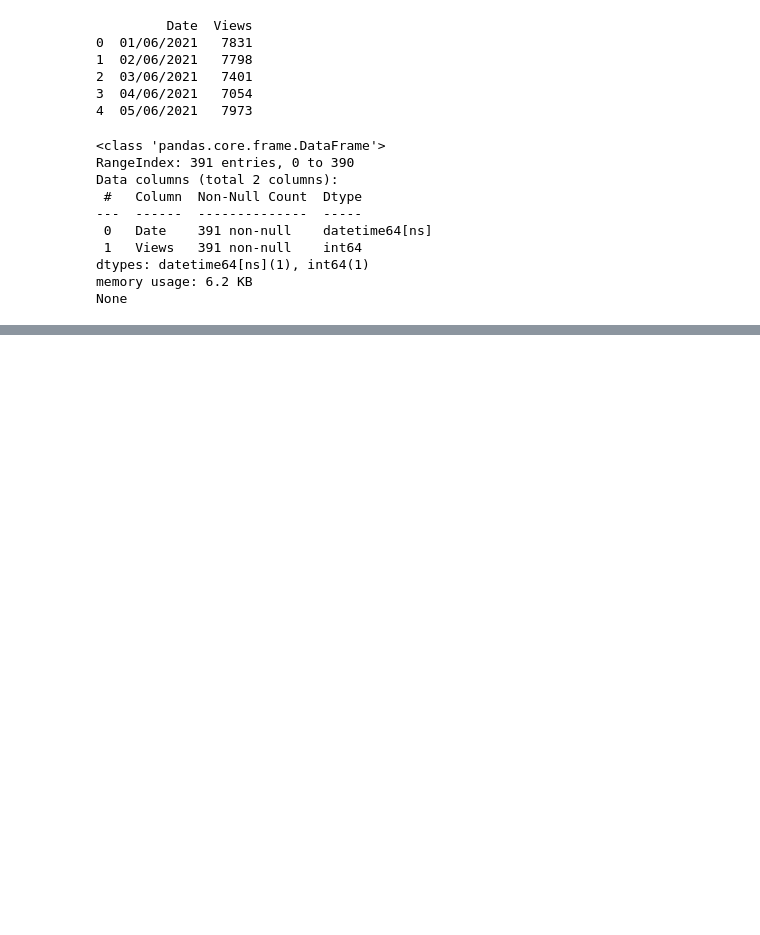
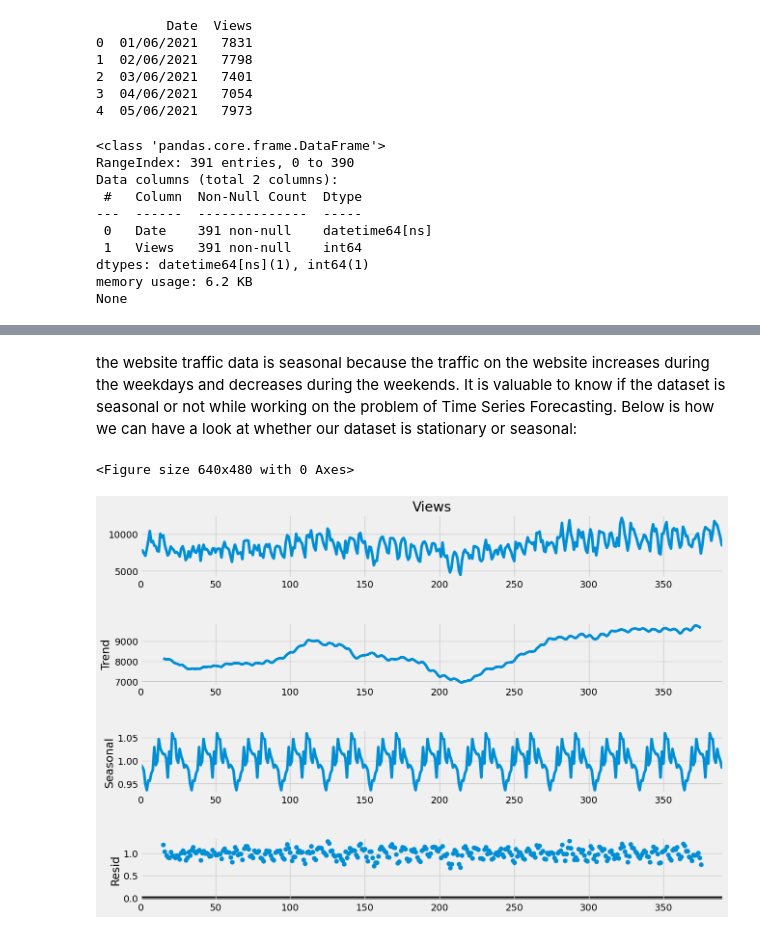
Before and after one commit to YannSko/Portfollio, a Jupyter notebook: Analysis Marketting/Website_Traffic_Forecasting/Website_Traffic.ipynb, the cells around one changed output, grey strips where cells are left out. Cells and saved outputs as stored; diff of their text form; code cells hidden in the pictures; blank space fills up the shorter version.

```diff
--- a/Analysis Marketting/Website_Traffic_Forecasting/Website_Traffic.ipynb
+++ b/Analysis Marketting/Website_Traffic_Forecasting/Website_Traffic.ipynb
@@ -40,0 +43,12 @@ plt.show()
+# %% [markdown]
+the website traffic data is seasonal because the traffic on the website increases during the weekdays and decreases during the weekends. It is valuable to know if the dataset is seasonal or not while working on the problem of Time Series Forecasting. Below is how we can have a look at whether our dataset is stationary or seasonal:
+# %%
+result = seasonal_decompose(data["Views"],
+                            model='multiplicative',
+                            period=  30)
+fig = plt.figure()
+fig = result.plot()
+fig.set_size_inches(15, 10)
+# %% [output]
+<Figure size 640x480 with 0 Axes>
+[figure, added]
```
Also changed, not shown: parts of 9 cells of this notebook.
